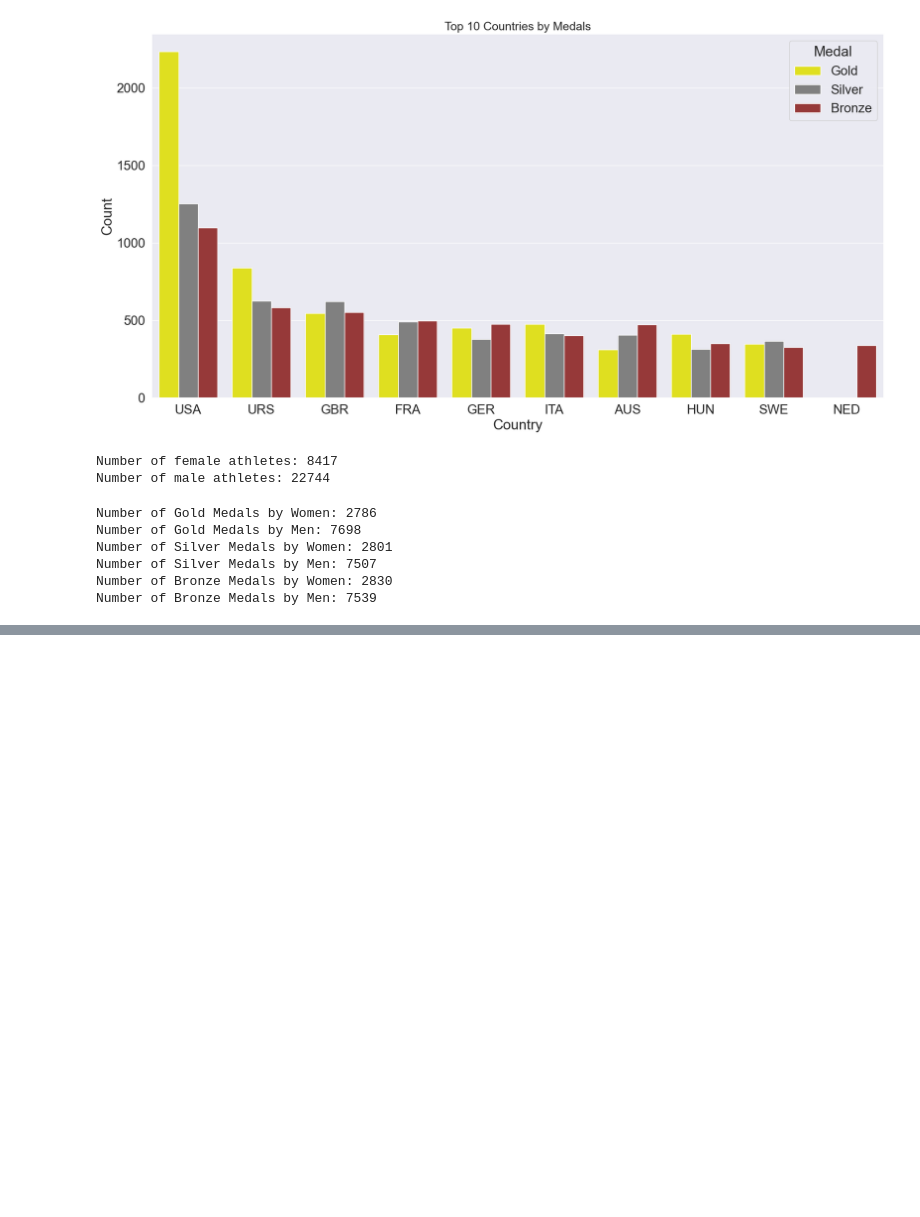
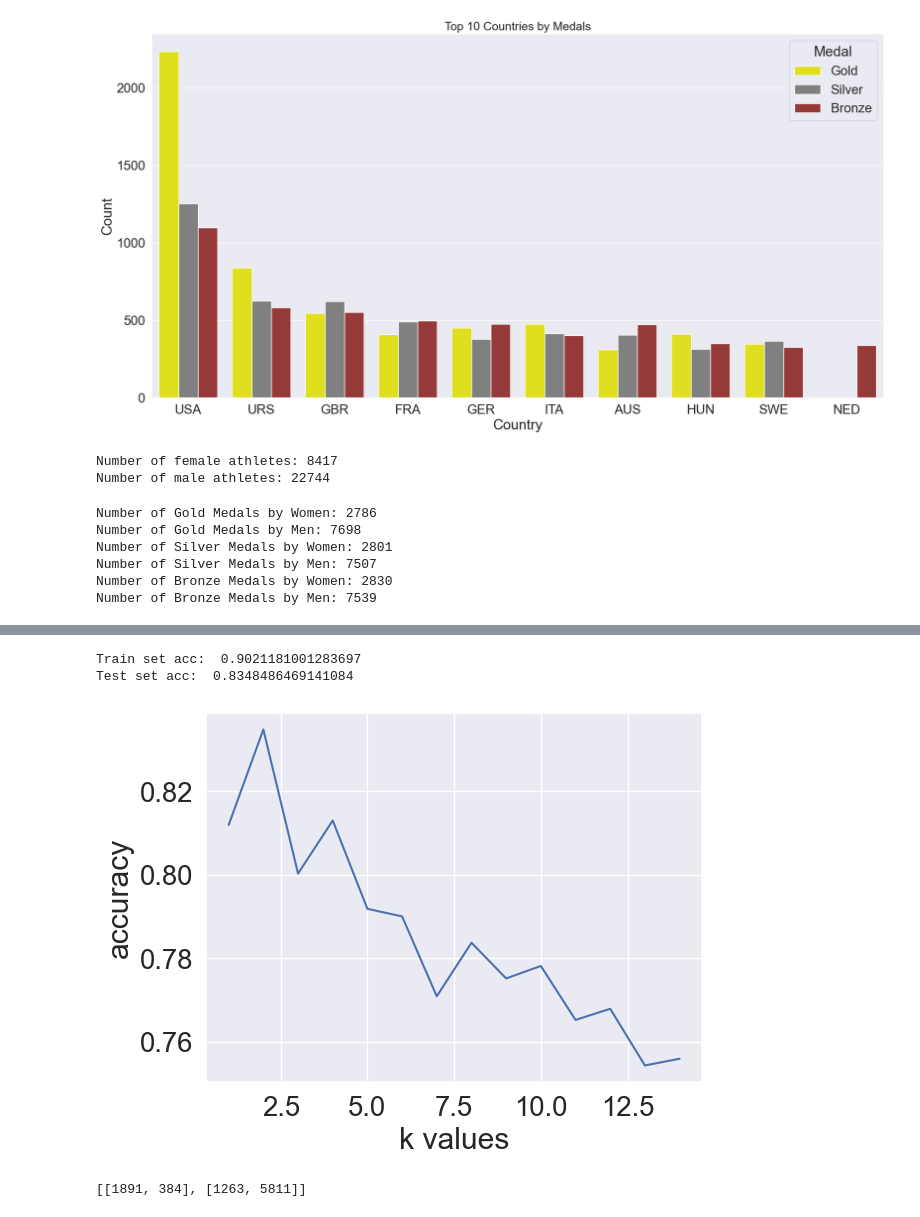
Before and after one commit to cnskzlrmt/summer-olympic-games-project, a Jupyter notebook: Summer_Olympic_Games.ipynb, the cells around one changed output, grey strips where cells are left out. Drawn from its saved outputs; the diff is of its cells as text; code cells hidden in the pictures; blank space fills up the shorter version.

```diff
--- a/Summer_Olympic_Games.ipynb
+++ b/Summer_Olympic_Games.ipynb
@@ -276,0 +372,7 @@ plt.show()
+# %%
+label_encoder = LabelEncoder()
+df['Sport_Encoded']= label_encoder.fit_transform(df['Sport'])
+df['Event_Encoded']= label_encoder.fit_transform(df['Event'])
+df['Discipline_Encoded']= label_encoder.fit_transform(df['Discipline'])
+# %%
+df['Gold_Medal'] = (df_encoded['Medal'] == 2).astype(int)
@@ -276,0 +388,5 @@ plt.show()
+# %%
+X = df[['Year', 'Country','Gender_Encoded', 'Sport_Encoded', 'Event_Encoded', 'Discipline_Encoded']]
+y = df['Gold_Medal']
+# %%
+X_train, X_test, y_train, y_test = train_test_split(X, y, test_size=0.3, random_state=42)
@@ -276,0 +417,31 @@ plt.show()
+# %%
+from sklearn.metrics import accuracy_score
+y_pred = model.predict(X_test)
+acc_train=accuracy_score(y_train, model.predict(X_train))
+acc_test=accuracy_score(y_test, y_pred)
+print("Train set acc: ", acc_train)
+print("Test set acc: ", acc_test)
+# %% [output]
+Train set acc:  0.9021181001283697
+Test set acc:  0.8348486469141084
+# %%
+score_list = []
+for i in range(1,15):
+    knn2 = KNeighborsClassifier(n_neighbors = i)
+    knn2.fit(X_train,y_train)
+    score_list.append(knn2.score(X_test, y_test))
+
+plt.plot(range(1,15), score_list)
+plt.xlabel("k values")
+plt.ylabel("accuracy")
+plt.show()
+# %% [output]
+[figure, added]
+# %%
+from sklearn.metrics import confusion_matrix
+cnf_matrix_knn = confusion_matrix(y_test, y_pred)
+tn, fp, fn, tp = confusion_matrix(y_test, y_pred).ravel()
+cnf_matrix_knn = [[tp,fp],[fn,tn]]
+cnf_matrix_knn
+# %% [output]
+[[1891, 384], [1263, 5811]]
```
Also changed, not shown: parts of 28 cells of this notebook.
